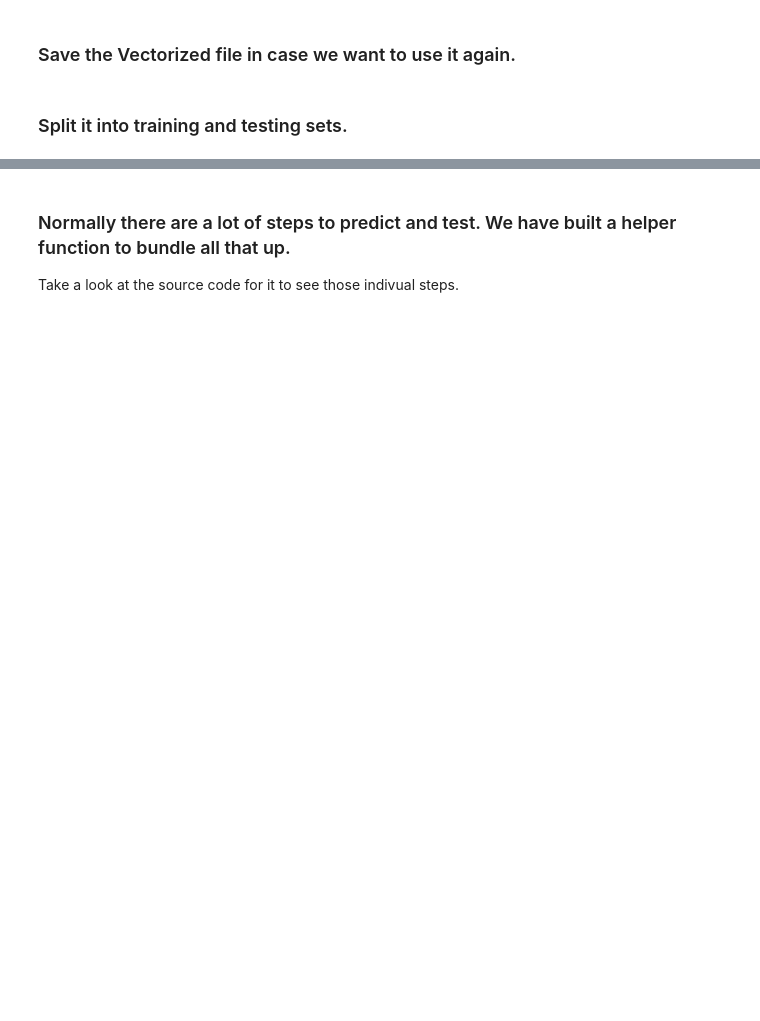
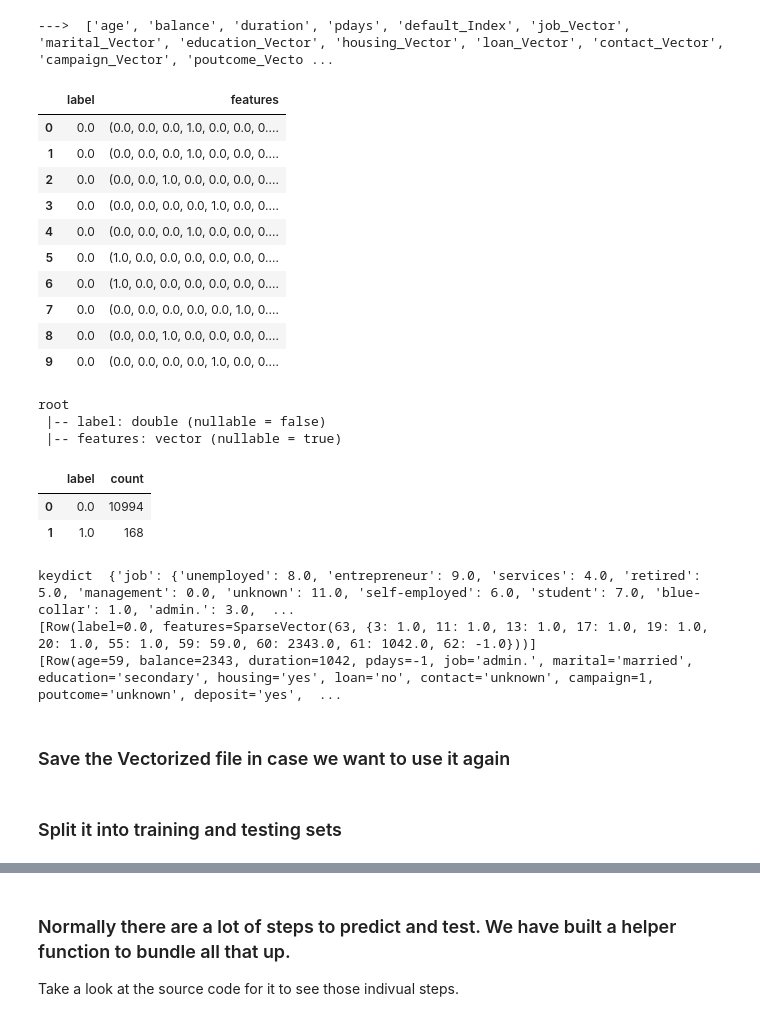
Before and after one commit to roitraining/SparkforDataScientists, a Jupyter notebook: Ch06_ClassificationAnalysis.ipynb, the cells around one changed output, grey strips where cells are left out. Cells and saved outputs as stored; diff of their text form; code cells hidden in the pictures; blank space fills up the shorter version.

```diff
--- a/Ch06_ClassificationAnalysis.ipynb
+++ b/Ch06_ClassificationAnalysis.ipynb
@@ -52,24 +91,49 @@ pyh.scatter_matrix(df, numeric_features)
 # %%
 %matplotlib inline
 # import imp
 # imp.reload(pyh)
 
-dfML = pyh.MakeMLDataFrame(df, categorical_features, numeric_features, target_label = 'default', target_is_categorical=True)
+dfML, keydict = pyh.MakeMLDataFrame(df, categorical_features, numeric_features, target_label = 'default', target_is_categorical=True, return_key_dict = True)
 display(dfML)
 dfML.printSchema()
 labelCnt = dfML.groupBy('label').count()
 display(labelCnt)
+print('keydict ' , keydict)
+print(dfML.take(1))
+print(df.take(1))
+# %% [output]
+--->  ['age', 'balance', 'duration', 'pdays', 'default_Index', 'job_Vector', 'marital_Vector', 'education_Vector', 'housing_Vector', 'loan_Vector', 'contact_Vector', 'campaign_Vector', 'poutcome_Vecto ...
+|  | label | features |
+| 0 | 0.0 | (0.0, 0.0, 0.0, 1.0, 0.0, 0.0, 0.... |
+| 1 | 0.0 | (0.0, 0.0, 0.0, 1.0, 0.0, 0.0, 0.... |
+| 2 | 0.0 | (0.0, 0.0, 1.0, 0.0, 0.0, 0.0, 0.... |
+| 3 | 0.0 | (0.0, 0.0, 0.0, 0.0, 1.0, 0.0, 0.... |
+| 4 | 0.0 | (0.0, 0.0, 0.0, 1.0, 0.0, 0.0, 0.... |
+| 5 | 0.0 | (1.0, 0.0, 0.0, 0.0, 0.0, 0.0, 0.... |
+| 6 | 0.0 | (1.0, 0.0, 0.0, 0.0, 0.0, 0.0, 0.... |
+| 7 | 0.0 | (0.0, 0.0, 0.0, 0.0, 0.0, 1.0, 0.... |
+| 8 | 0.0 | (0.0, 0.0, 1.0, 0.0, 0.0, 0.0, 0.... |
+| 9 | 0.0 | (0.0, 0.0, 0.0, 0.0, 1.0, 0.0, 0.... |
+root
+ |-- label: double (nullable = false)
+ |-- features: vector (nullable = true)
+|  | label | count |
+| 0 | 0.0 | 10994 |
+| 1 | 1.0 | 168 |
+keydict  {'job': {'unemployed': 8.0, 'entrepreneur': 9.0, 'services': 4.0, 'retired': 5.0, 'management': 0.0, 'unknown': 11.0, 'self-employed': 6.0, 'student': 7.0, 'blue-collar': 1.0, 'admin.': 3.0,  ...
+[Row(label=0.0, features=SparseVector(63, {3: 1.0, 11: 1.0, 13: 1.0, 17: 1.0, 19: 1.0, 20: 1.0, 55: 1.0, 59: 59.0, 60: 2343.0, 61: 1042.0, 62: -1.0}))]
+[Row(age=59, balance=2343, duration=1042, pdays=-1, job='admin.', marital='married', education='secondary', housing='yes', loan='no', contact='unknown', campaign=1, poutcome='unknown', deposit='yes',  ...
 # %%
 labelCnt.toPandas().plot(kind = 'bar')
 # %% [markdown]
-### Save the Vectorized file in case we want to use it again.
+### Save the Vectorized file in case we want to use it again
 # %%
 # dfML.write.format('parquet').mode('overwrite').save('testsave')
 # dfML0 = spark.read.format('parquet').load('testsave')
 # dfML0.printSchema()
 # display(dfML0)
 # %% [markdown]
-### Split it into training and testing sets.
+### Split it into training and testing sets
 # %%
 #dfML = dfML0
 train, test = dfML.randomSplit([.7,.3], seed = 100)
```
Also changed, not shown: parts of 21 cells of this notebook, 5 other files.
